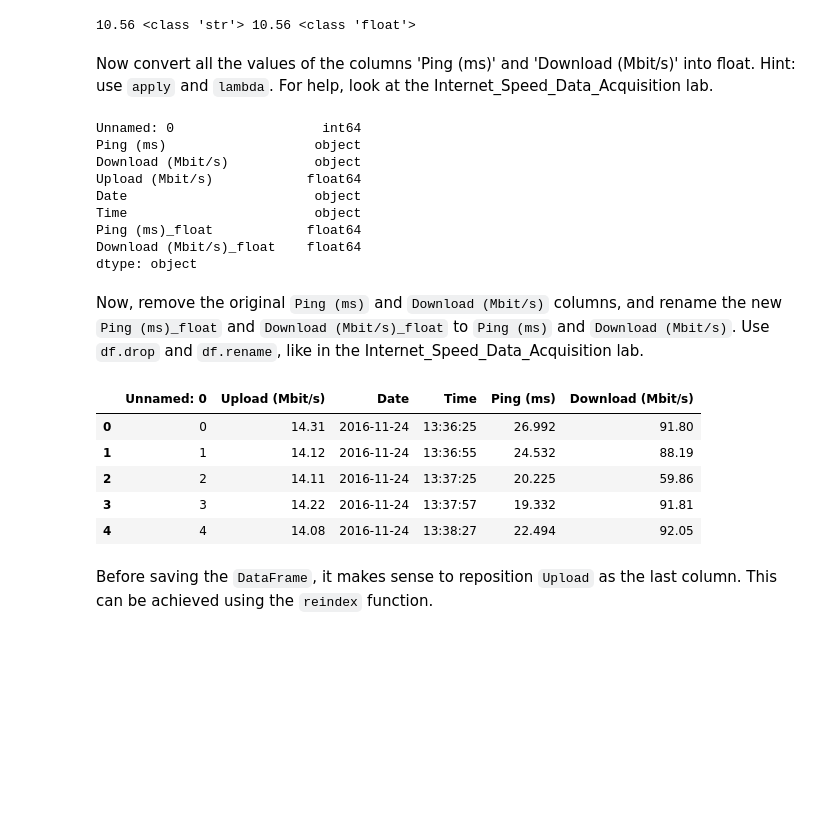
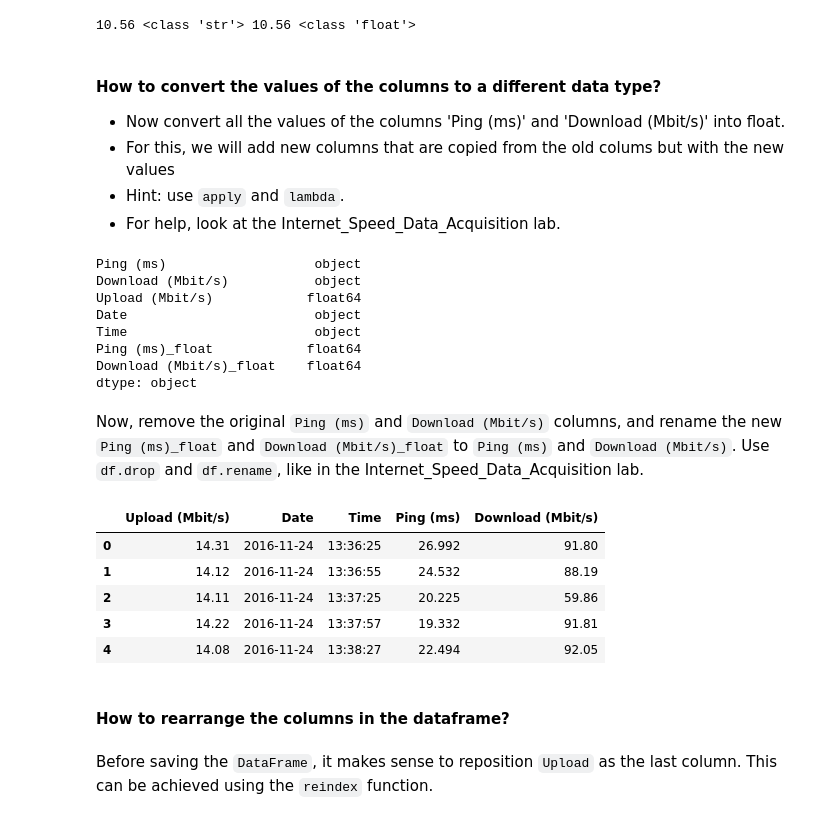
Before and after one commit to AhmedElagami/PythonLab5_Material, a Jupyter notebook: Lab10/DataVisualizationExample#1/Internet_Meter_Visualization.ipynb, the cells around one changed output. Cells and saved outputs as stored; diff of their text form; code cells hidden in the pictures; blank space fills up the shorter version.

Commit message:
fix the internet meter example

```diff
--- a/Lab10/DataVisualizationExample#1/Internet_Meter_Visualization.ipynb
+++ b/Lab10/DataVisualizationExample#1/Internet_Meter_Visualization.ipynb
@@ -123,0 +91,8 @@ The DataFrame contains : 23 NaNs, equal to 0.5637 of the measurements
+# %%
+# Code Cell 3
+# Remove extra index columns
+
+print(df.columns)
+
+# df.drop(['Unnamed: 0'], axis = 1, inplace=True)
+df.drop(df.columns[0], axis=1, inplace=True)
@@ -126,4 +252,6 @@ The function `dropna`, if called with only default parameters, removes all the r
 # %%
 # Code Cell 9
 # Remove NaN values
-df_compact_clean = df_compact.dropna()
+df_clean = df.dropna()
+print(df_clean.isna().sum().sum())
+df_clean
@@ -162,20 +307,24 @@ print(str_val, type(str_val), float_val, type(float_val))
 # %% [output]
 10.56 <class 'str'> 10.56 <class 'float'>
 # %% [markdown]
-Now convert all the values of the columns 'Ping (ms)' and 'Download (Mbit/s)' into float. Hint: use `apply` and `lambda`. For help, look at the Internet_Speed_Data_Acquisition lab.
+#### __How to convert the values of the columns to a different data type?__
+
+- Now convert all the values of the columns 'Ping (ms)' and 'Download (Mbit/s)' into float.
+- For this, we will add new columns that are copied from the old colums but with the new values
+- Hint: use `apply` and `lambda`.
+- For help, look at the Internet_Speed_Data_Acquisition lab.
 # %%
 # Code Cell 14
 # this disables a notebook warning that is not relevant for our use case
 pd.options.mode.chained_assignment = None
 
 # Convert Ping and Download to float
-df_compact_clean['Ping (ms)_float'] = df_compact_clean['Ping (ms)'].apply(lambda val : float(val))
-df_compact_clean['Download (Mbit/s)_float'] = df_compact_clean['Download (Mbit/s)'].apply(lambda val : float(val))
+df_clean['Ping (ms)_float'] = df_clean['Ping (ms)'].apply(lambda val : float(val))
+df_clean['Download (Mbit/s)_float'] = df_clean['Download (Mbit/s)'].apply(lambda val : float(val))
 
 #Check that the types have been successfully converted
-df_compact_clean.dtypes
+df_clean.dtypes
 # %% [output]
-Unnamed: 0                   int64
 Ping (ms)                   object
 Download (Mbit/s)           object
 Upload (Mbit/s)            float64
@@ -189,7 +338,7 @@ Now, remove the original `Ping (ms)` and `Download (Mbit/s)` columns, and rename
 # %%
 # Code Cell 15
 # Remove the original 'Ping (ms)' and 'Download (Mbit/s)' columns
-df_compact_clean.drop(['Ping (ms)', 'Download (Mbit/s)'], axis=1, inplace=True)
+df_clean.drop(['Ping (ms)', 'Download (Mbit/s)'], axis=1, inplace=True)
 
 # Rename the new 'Ping (ms) float' and 'Download (Mbit/s) float ' to Ping (ms)' and 'Download (Mbit/s)
 columns = {
@@ -197,17 +346,19 @@ columns = {
     'Download (Mbit/s)_float': 'Download (Mbit/s)'
 }
 
-df_compact_clean.rename(columns = columns, inplace=True)
+df_clean.rename(columns = columns, inplace=True)
 # %%
 # Code Cell 16
-df_compact_clean.head()
+df_clean.head()
 # %% [output]
-|  | Unnamed: 0 | Upload (Mbit/s) | Date | Time | Ping (ms) | Download (Mbit/s) |
-| 0 | 0 | 14.31 | 2016-11-24 | 13:36:25 | 26.992 | 91.80 |
-| 1 | 1 | 14.12 | 2016-11-24 | 13:36:55 | 24.532 | 88.19 |
-| 2 | 2 | 14.11 | 2016-11-24 | 13:37:25 | 20.225 | 59.86 |
-| 3 | 3 | 14.22 | 2016-11-24 | 13:37:57 | 19.332 | 91.81 |
-| 4 | 4 | 14.08 | 2016-11-24 | 13:38:27 | 22.494 | 92.05 |
+|  | Upload (Mbit/s) | Date | Time | Ping (ms) | Download (Mbit/s) |
+| 0 | 14.31 | 2016-11-24 | 13:36:25 | 26.992 | 91.80 |
+| 1 | 14.12 | 2016-11-24 | 13:36:55 | 24.532 | 88.19 |
+| 2 | 14.11 | 2016-11-24 | 13:37:25 | 20.225 | 59.86 |
+| 3 | 14.22 | 2016-11-24 | 13:37:57 | 19.332 | 91.81 |
+| 4 | 14.08 | 2016-11-24 | 13:38:27 | 22.494 | 92.05 |
+# %% [markdown]
+#### __How to rearrange the columns in the dataframe?__
 # %% [markdown]
 Before saving the `DataFrame`, it makes sense to reposition `Upload` as the last column. This can be achieved using the `reindex` function.
 # %%
```
Also changed, not shown: parts of 74 cells of this notebook.
